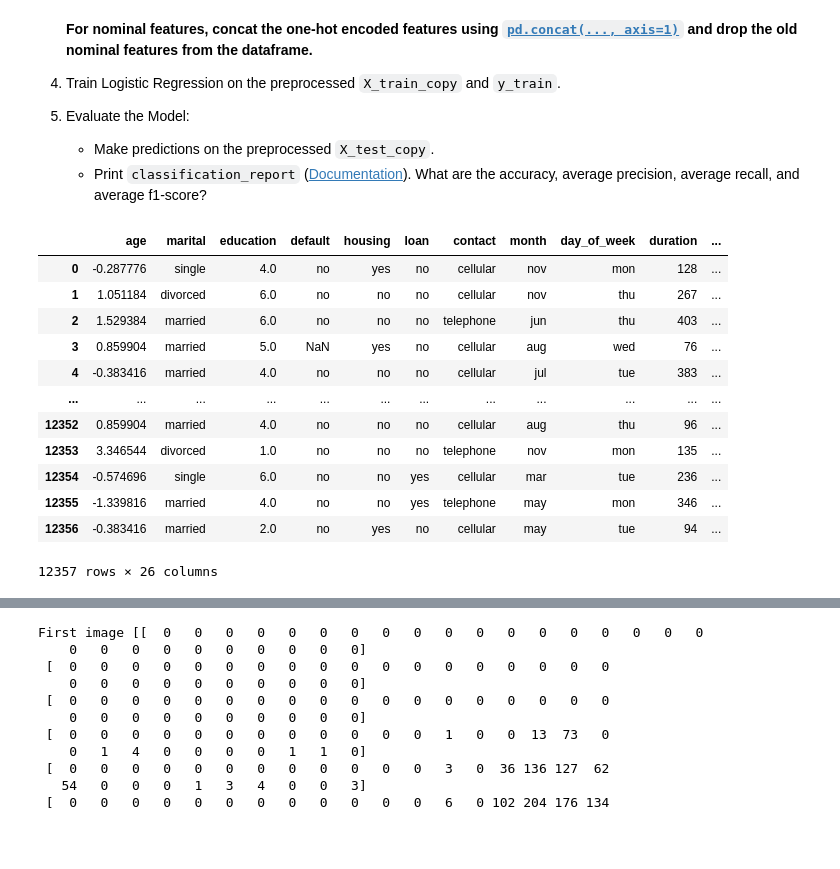
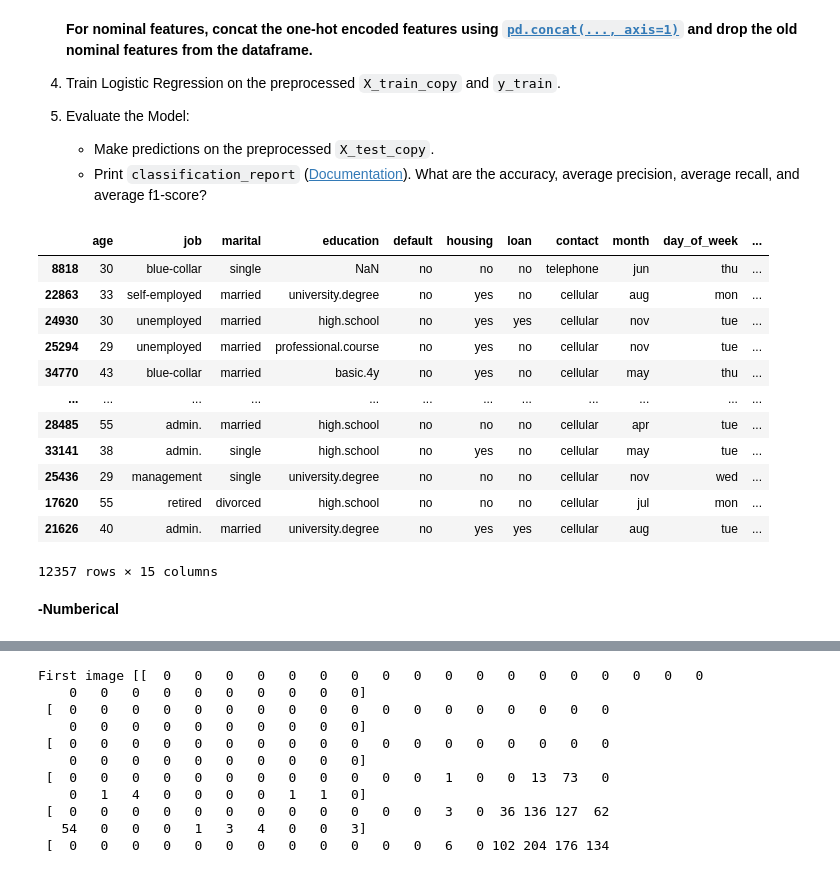
Before and after one commit to Po743/229352-StatisticalLearning, a Jupyter notebook: Lab02_Data_Preprocessing.ipynb, the cells around one changed output, grey strips where cells are left out. Cells and saved outputs as stored; diff of their text form; code cells hidden in the pictures; blank space fills up the shorter version.

```diff
--- a/Lab02_Data_Preprocessing.ipynb
+++ b/Lab02_Data_Preprocessing.ipynb
@@ -136,6 +136,9 @@ print(y)
 Name: y_new, Length: 41188, dtype: int64
 # %%
 x_train, x_test , y_train , y_test = train_test_split(x, y, test_size=0.3)
+# %%
+x_train_w = x_train.copy()
+x_test_w = x_test.copy()
 # %%
 
 x_test
@@ -339,21 +338,25 @@ nominal_features = ['job_admin.'	,'job_blue-collar',	'job_entrepreneur',	'job_ho
 # %%
 # --- YOUR CODE FOR EXERCISE 1 STARTS HERE ---
 
-x_train_copy = x_train.copy()
-x_test_copy = x_test.copy()
+x_train_copy = x_train_w.copy() # _w
+x_test_copy = x_test_w.copy()
 
 x_test_copy
+# 'marital', 'default', 'housing', 'loan', 'contact', 'month', 'poutcome', 'day_of_week'
+# 'duration', 'pdays', 'previous'
 # %% [output]
-|  | age | marital | education | default | housing | loan | contact | month | day_of_week | duration | ... |
-| 0 | -0.287776 | single | 4.0 | no | yes | no | cellular | nov | mon | 128 | ... |
-| 1 | 1.051184 | divorced | 6.0 | no | no | no | cellular | nov | thu | 267 | ... |
-| 2 | 1.529384 | married | 6.0 | no | no | no | telephone | jun | thu | 403 | ... |
-| 3 | 0.859904 | married | 5.0 | NaN | yes | no | cellular | aug | wed | 76 | ... |
-| 4 | -0.383416 | married | 4.0 | no | no | no | cellular | jul | tue | 383 | ... |
+|  | age | job | marital | education | default | housing | loan | contact | month | day_of_week | ... |
+| 8818 | 30 | blue-collar | single | NaN | no | no | no | telephone | jun | thu | ... |
+| 22863 | 33 | self-employed | married | university.degree | no | yes | no | cellular | aug | mon | ... |
+| 24930 | 30 | unemployed | married | high.school | no | yes | yes | cellular | nov | tue | ... |
+| 25294 | 29 | unemployed | married | professional.course | no | yes | no | cellular | nov | tue | ... |
+| 34770 | 43 | blue-collar | married | basic.4y | no | yes | no | cellular | may | thu | ... |
 | ... | ... | ... | ... | ... | ... | ... | ... | ... | ... | ... | ... |
-| 12352 | 0.859904 | married | 4.0 | no | no | no | cellular | aug | thu | 96 | ... |
-| 12353 | 3.346544 | divorced | 1.0 | no | no | no | telephone | nov | mon | 135 | ... |
-| 12354 | -0.574696 | single | 6.0 | no | no | yes | cellular | mar | tue | 236 | ... |
-| 12355 | -1.339816 | married | 4.0 | no | no | yes | telephone | may | mon | 346 | ... |
-| 12356 | -0.383416 | married | 2.0 | no | yes | no | cellular | may | tue | 94 | ... |
+| 28485 | 55 | admin. | married | high.school | no | no | no | cellular | apr | tue | ... |
+| 33141 | 38 | admin. | single | high.school | no | yes | no | cellular | may | tue | ... |
+| 25436 | 29 | management | single | university.degree | no | no | no | cellular | nov | wed | ... |
+| 17620 | 55 | retired | divorced | high.school | no | no | no | cellular | jul | mon | ... |
+| 21626 | 40 | admin. | married | university.degree | no | yes | yes | cellular | aug | tue | ... |
-12357 rows × 26 columns
+12357 rows × 15 columns
+# %% [markdown]
+**-Numberical**
```
Also changed, not shown: parts of 24 cells of this notebook.
